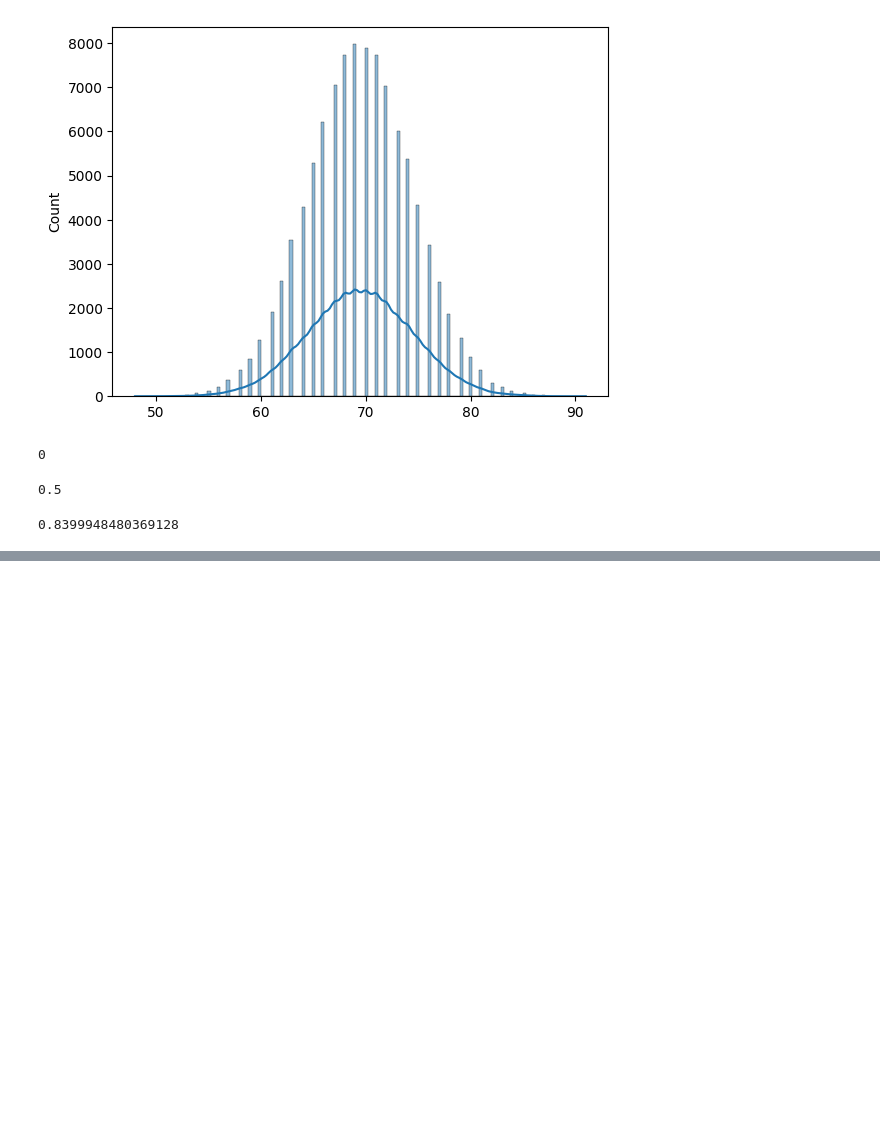
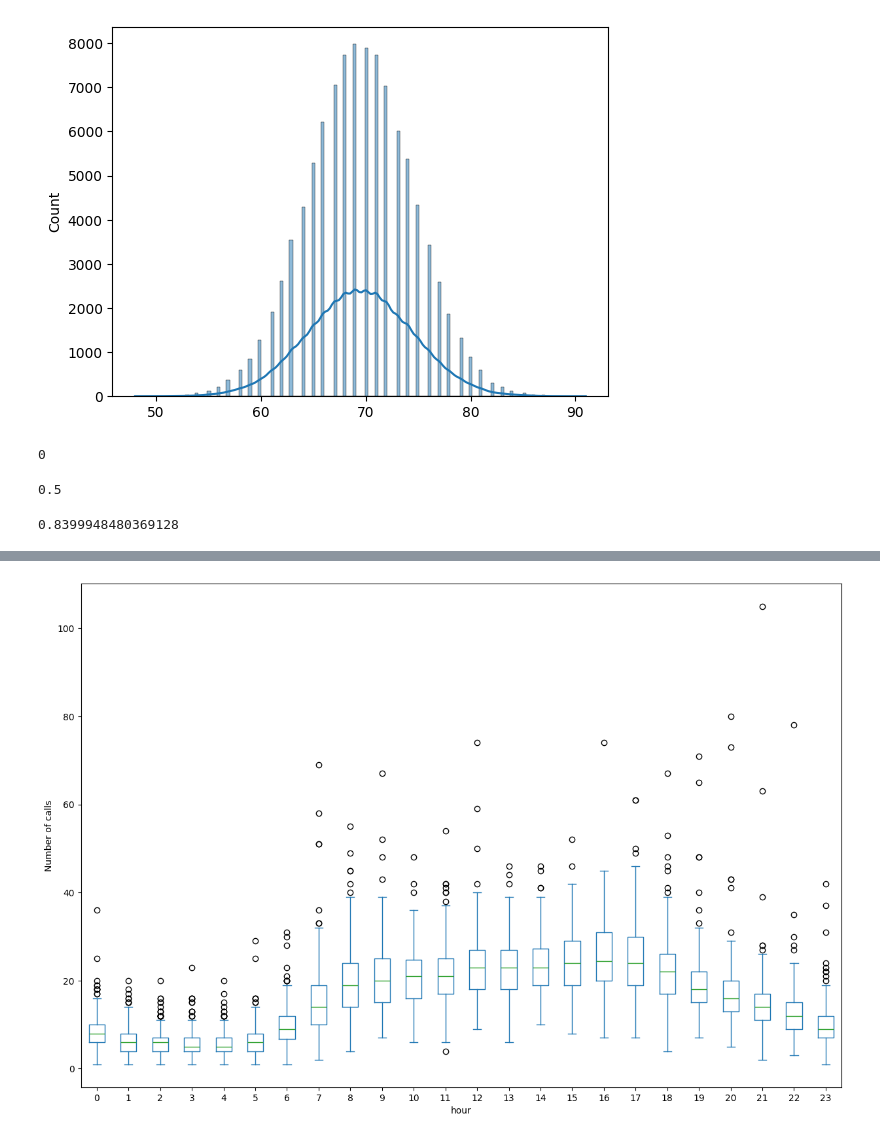
Before and after one commit to vinodlearning/PythonDSA, a Jupyter notebook: probabilityDistribution.ipynb, the cells around one changed output, grey strips where cells are left out. Saved outputs shown, nothing was run; the diff lists cells and outputs as text; code cells hidden in the pictures; blank space fills up the shorter version.

```diff
--- a/probabilityDistribution.ipynb
+++ b/probabilityDistribution.ipynb
@@ -134,0 +211,4 @@ print(Result_65_85)
+# %%
+emergency_data["d-m-y"]=emergency_data["timeStamp"].apply(d_m_y)
+
+emergency_data["hour"]=emergency_data["timeStamp"].dt.hour
@@ -134,0 +231,2 @@ print(Result_65_85)
+# %%
+groupby_date_and_hour=emergency_data.groupby(by=["d-m-y","hour"])
@@ -134,0 +242,3 @@ print(Result_65_85)
+# %%
+CALLS=groupby_date_and_hour.count()["title"].reset_index()
+CALLS
@@ -134,0 +259,2 @@ print(Result_65_85)
+# %%
+CALLS=pd.pivot(data=CALLS,values='title',index="d-m-y",columns="hour")
@@ -134,0 +278,7 @@ print(Result_65_85)
+# %%
+CALLS.plot.box(figsize=(15,10))
+plt.xlabel("hour")
+plt.ylabel("Number of calls")
+plt.show()
+# %% [output]
+[figure, added]
```
Also changed, not shown: parts of 24 cells of this notebook, 2 other files.
